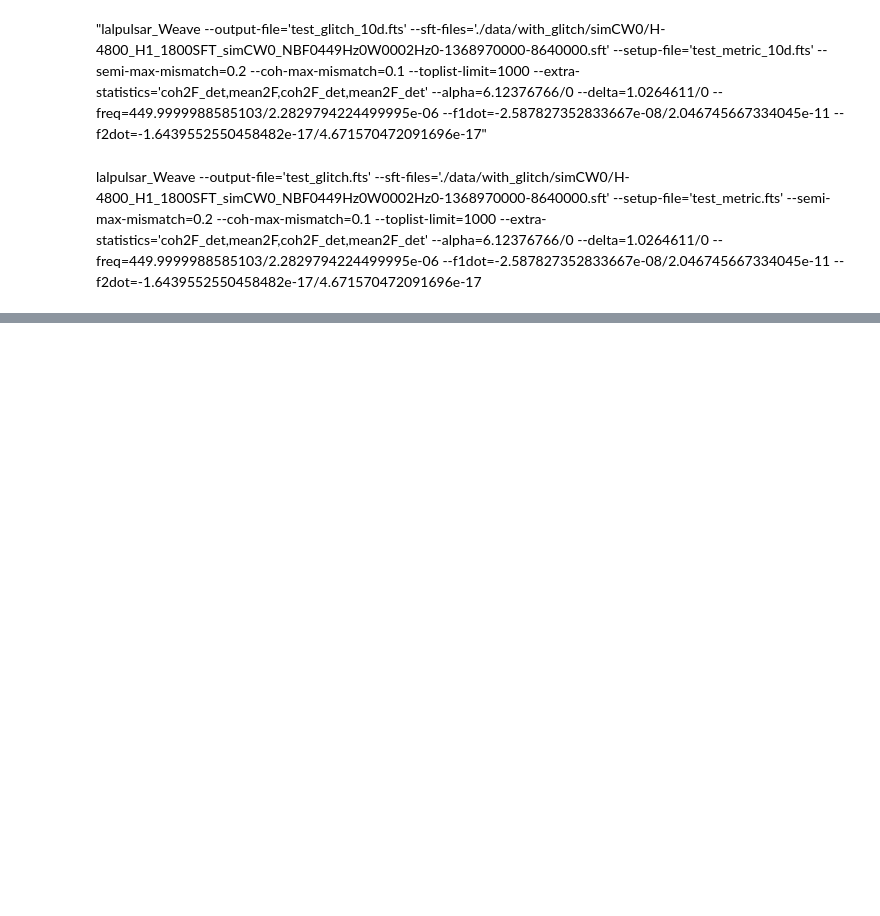
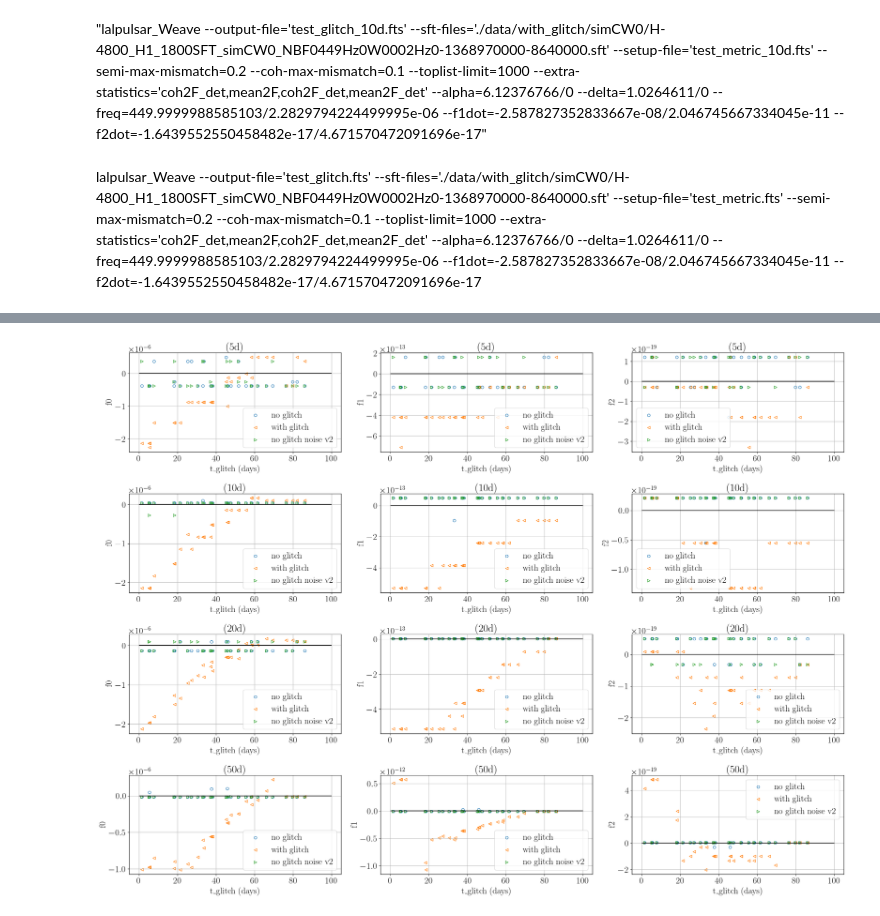
Before and after one commit to damondmc/simGlitch, a Jupyter notebook: search_setup.ipynb, the cells around one changed output, grey strips where cells are left out. Saved outputs shown, nothing was run; the diff lists cells and outputs as text; code cells hidden in the pictures; blank space fills up the shorter version.

```diff
--- a/search_setup.ipynb
+++ b/search_setup.ipynb
@@ -206,4 +80,0 @@ plt.show()
-# %%
-i = 0
-d1 = fits.open(f'./results/5d/no_glitch/100-100Hz/no_glitch_CW{i}.fts')
-d2 = fits.open(f'./results/5d/with_glitch_goodCase/100-100Hz/with_glitch_goodCase_CW{i}.fts')
@@ -488,15 +163,0 @@ plt.yscale('log')
-# %%
-# Compute distance to nearest multiple of 5
-nearest_multiple = np.round(t_glitch / 5) * 5 + 2.5
-x = t_glitch - nearest_multiple
-
-for i in range(5):
-    plt.plot(np.arange(20), a[i]/b[i])
-
-plt.yscale('log')
-# # Generate x-positions for vertical lines at multiples of 5 (from 0 to 50)
-# x_lines = range(0, 100, 5)
-
-# # Option 1: Using axvline in a loop (simple for few lines)
-# for pos in x_lines:
-#     plt.axvline(x=pos, color='red', linestyle='--', alpha=0.7, label='Multiples of 5' if pos == 0 else "")
@@ -885,0 +404,66 @@ plt.show()
+# %%
+# Load the CSV file
+df = pd.read_csv(f'./data/with_glitch_onlytglitch/100-100Hz/signal_glitch_params.csv')
+
+# Extract parameters
+n_glitch = 1  # n glitch per signal
+f0 = df['f0'][::n_glitch].values  # size of 32
+f1 = df['f1'][::n_glitch].values
+f2 = df['f2'][::n_glitch].values
+df_p = df['df_p'].values
+df_t = df['df_t'].values
+df1_p = df['df1_p'].values
+q = df['Q'].values
+t_glitch = df['tglitch_day'].values
+
+# Define durations
+durations = ['5d', '10d', '20d', '50d']
+marker = ['o', '<', '>']
+labels = ['no glitch', 'with glitch', 'no glitch noise v2']
+# Initialize figure with 3x2 subplots
+fig, ax = plt.subplots(4, 3, figsize=(24, 18))
+
+# Loop over durations
+for idx, duration in enumerate(durations):
+
+    f0_list = np.zeros((32, 3))
+    f1_list = np.zeros((32, 3))
+    f2_list = np.zeros((32, 3))
+
+    # Load data
+    for i in range(32):
+        d1 = fits.open(f'./results/{duration}/no_glitch/100-100Hz/no_glitch_CW{i}.fts')
+        d2 = fits.open(f'./results/{duration}/with_glitch_onlytglitch/100-100Hz/with_glitch_onlytglitch_CW{i}.fts')
+        d3 = fits.open(f'./results/{duration}/no_glitch_diffnoise/100-100Hz/no_glitch_diffnoise_CW{i}.fts')
+
+        f0_list[i, 0] = d1[1].data['freq'][0]
+        f1_list[i, 0] = d1[1].data['f1dot'][0]
+        f2_list[i, 0] = d1[1].data['f2dot'][0]
+
+        f0_list[i, 1] = d2[1].data['freq'][0]
+        f1_list[i, 1] = d2[1].data['f1dot'][0]
+        f2_list[i, 1] = d2[1].data['f2dot'][0]
+
+        f0_list[i, 2] = d3[1].data['freq'][0]
+        f1_list[i, 2] = d3[1].data['f1dot'][0]
+        f2_list[i, 2] = d3[1].data['f2dot'][0]
+
+    data = [f0_list, f1_list, f2_list]
+    truth = [f0, f1, f2]
+    for plot_i in range(3):
+        for j in range(3):
+            # Scatter plot: No Glitch vs With Glitch
+            ax[idx, plot_i].scatter(t_glitch, (data[plot_i][:, j]-truth[plot_i]), color=colors[j], label=labels[j], marker=marker[j], facecolors='none')
+            ax[idx, plot_i].hlines([0], 0, 100, color ="k")
+    #        ax[idx, i].scatter(t_glitch, b, label='With Glitch', alpha=0.8)
+            ax[idx, plot_i].set_xlabel('t_glitch (days)')
+            ax[idx, plot_i].set_ylabel(f'f{plot_i}')
+            ax[idx, plot_i].legend()
+            ax[idx, plot_i].grid(True)
+            ax[idx, plot_i].set_title(f'({duration})')
+
+# Adjust layout
+plt.tight_layout()
+plt.show()
+# %% [output]
+[figure, added]
```
Also changed, not shown: parts of 46 cells of this notebook, 7 other files.
